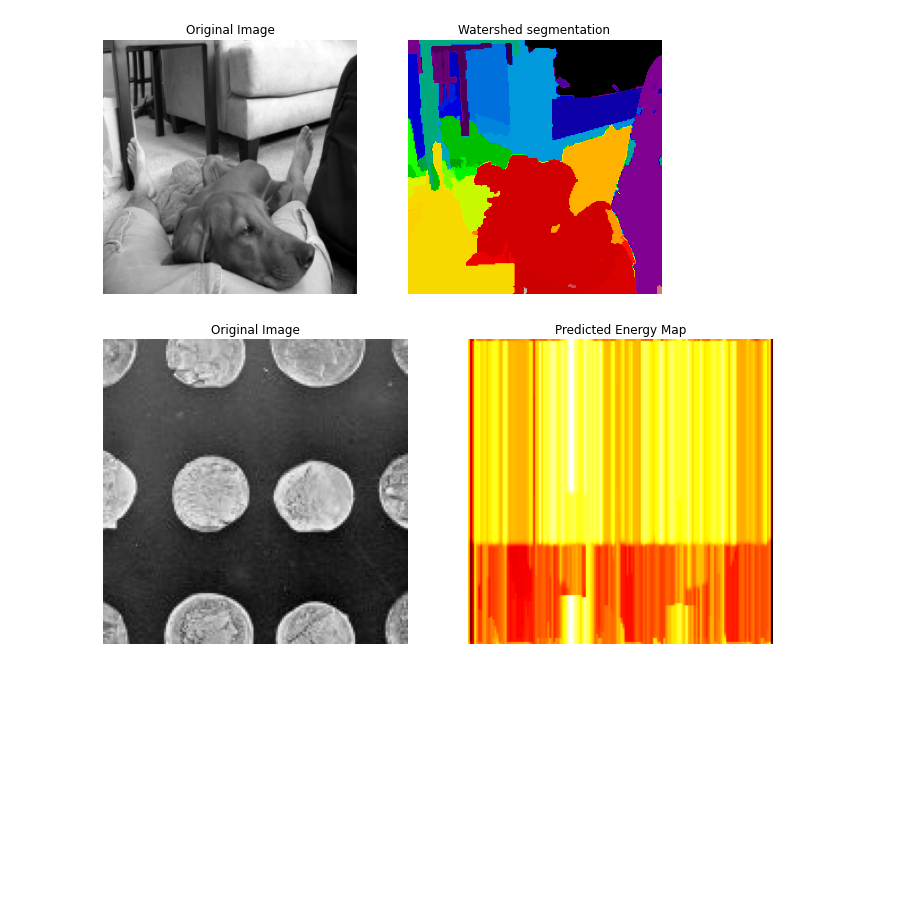
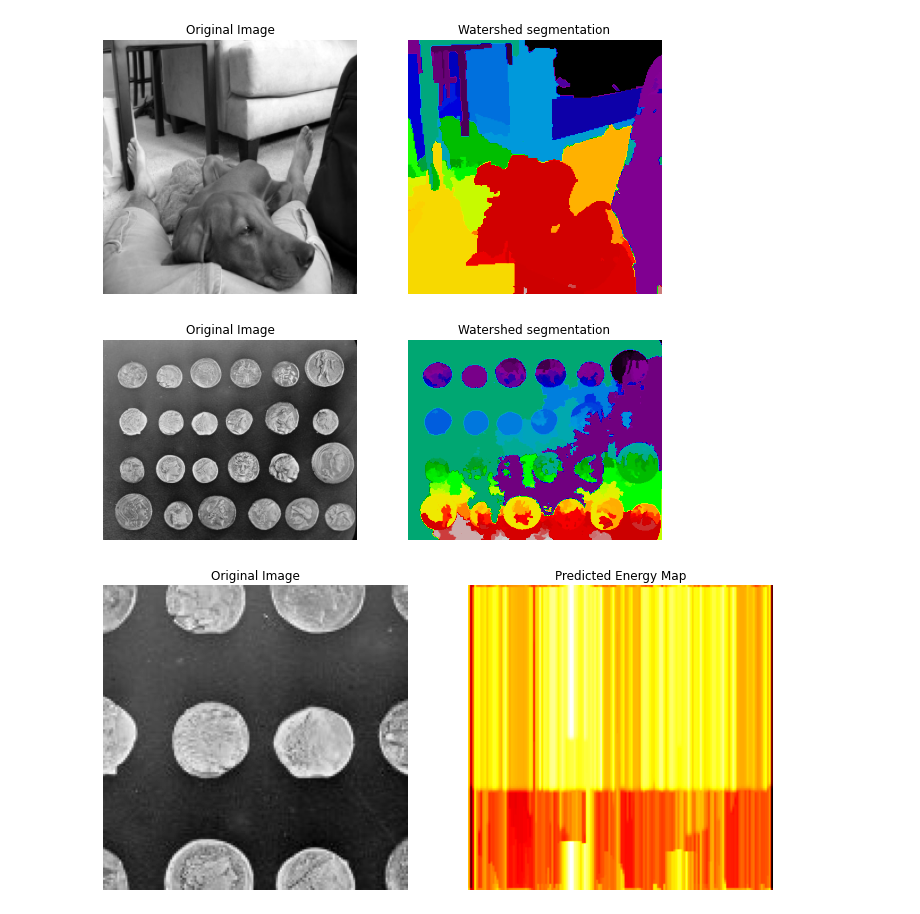
Before and after one commit to YSLCoat/learnableTokenizer, a Jupyter notebook: src/superpixelAlgorithms/WatershedNotebook.ipynb, the cells around one changed output. Drawn from its saved outputs; the diff is of its cells as text; code cells hidden in the pictures; blank space fills up the shorter version.

Commit message:
more watershed work

```diff
--- a/src/superpixelAlgorithms/WatershedNotebook.ipynb
+++ b/src/superpixelAlgorithms/WatershedNotebook.ipynb
@@ -194,6 +194,82 @@ def watershed_from_scratch(image):
 watershed_from_scratch(image)
 # %% [output]
 [figure]
+# %%
+import torch
+import torch.nn.functional as F
+from torch import nn
+import numpy as np
+import matplotlib.pyplot as plt
+from skimage.color import rgb2gray
+from skimage.filters import sobel
+import heapq
+
+class WatershedFromScratch(nn.Module):
+    def __init__(self):
+        super(WatershedFromScratch, self).__init__()
+
+    def forward(self, image):
+        # Convert image to grayscale if it's in RGB
+        if image.dim() == 3 and image.size(0) == 3:
+            image = rgb2gray(image.permute(1, 2, 0).numpy())
+            image = torch.tensor(image, dtype=torch.float32)
+
+        # Compute the gradient magnitude of the image
+        gradient = sobel(image.numpy())
+        gradient = torch.tensor(gradient, dtype=torch.float32)
+
+        # Generate markers
+        markers = torch.zeros_like(image, dtype=torch.int64)
+        image_np = image.numpy()
+        markers[image < torch.tensor(np.percentile(image_np, 10))] = 1
+        markers[image > torch.tensor(np.percentile(image_np, 90))] = 2
+
+        # Simulate flooding process
+        structure = ndi.generate_binary_structure(2, 2)
+        labeled, _ = ndi.label(markers.numpy(), structure=structure)
+        labeled = torch.tensor(labeled, dtype=torch.int64)
+
+        heap = []
+        for (i, j), value in np.ndenumerate(labeled):
+            if value > 0:
+                heapq.heappush(heap, (gradient[i, j].item(), i, j, value))
+
+        while heap:
+            h, i, j, label_val = heapq.heappop(heap)
+            for di in range(-1, 2):
+                for dj in range(-1, 2):
+                    ni, nj = i + di, j + dj
+                    if 0 <= ni < gradient.shape[0] and 0 <= nj < gradient.shape[1]:
+                        if labeled[ni, nj] == 0:
+                            labeled[ni, nj] = label_val
+                            heapq.heappush(heap, (gradient[ni, nj].item(), ni, nj, label_val))
+
+        return labeled
+
+def watershed_from_scratch(image):
+    model = WatershedFromScratch()
+    labeled = model(torch.tensor(image, dtype=torch.float32))
+
+    plt.figure(figsize=(10, 5))
+    plt.subplot(1, 2, 1)
+    plt.imshow(image, cmap='gray')
+    plt.title('Original Image')
+    plt.axis('off')
+
+    plt.subplot(1, 2, 2)
+    plt.imshow(labeled, cmap='nipy_spectral')
+    plt.title('Watershed segmentation')
+    plt.axis('off')
+
+    plt.show()
+
+# Load an example image
+from skimage import data
+image = data.coins()
+
+watershed_from_scratch(image)
+# %% [output]
+[figure, added]
 # %%
 import torch
 import torch.nn as nn
```
Also changed, not shown: parts of 2 cells of this notebook.
